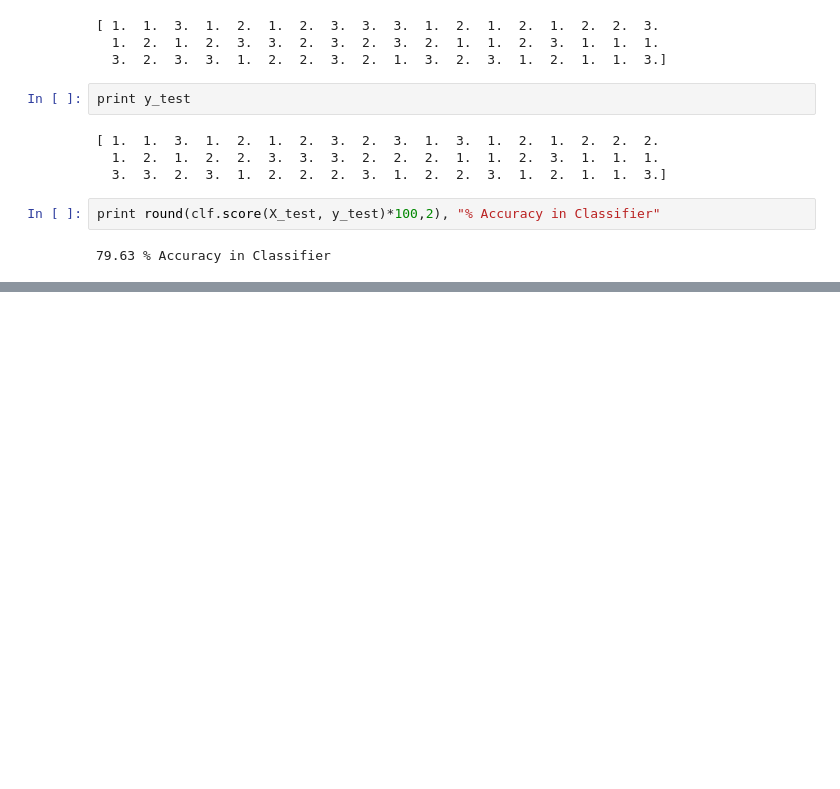
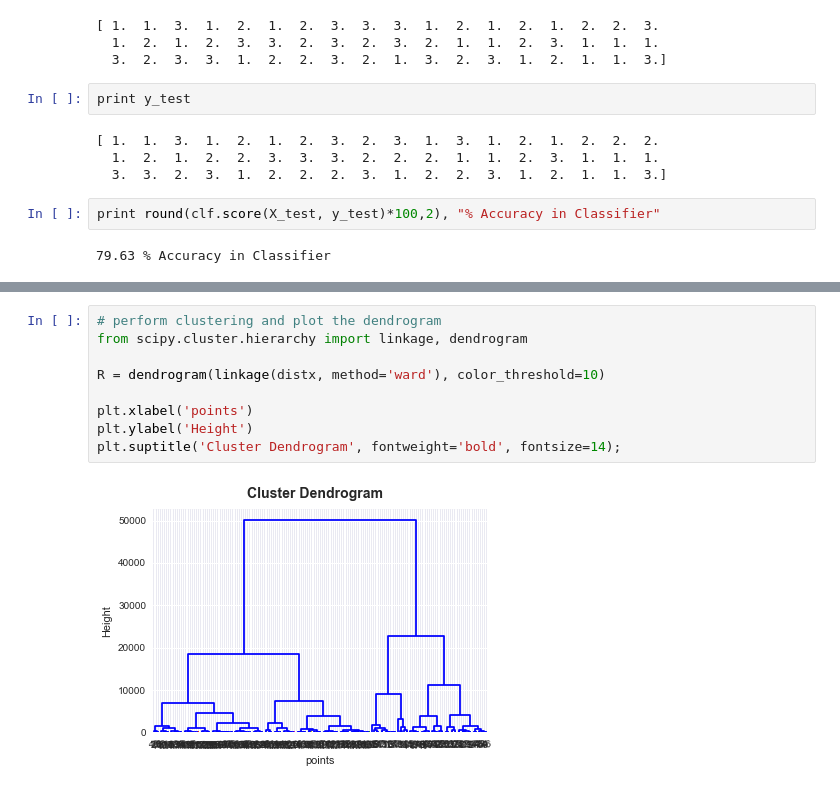
Before and after one commit to coolcalbeans/DAT_SF_12, a Jupyter notebook: Homework/HW2.ipynb, the cells around one changed output, grey strips where cells are left out. Saved outputs shown, nothing was run; the diff lists cells and outputs as text; blank space fills up the shorter version.

```diff
--- a/Homework/HW2.ipynb
+++ b/Homework/HW2.ipynb
@@ -118,0 +221,11 @@ print round(clf.score(X_test, y_test)*100,2), "% Accuracy in Classifier"
+# %%
+# perform clustering and plot the dendrogram
+from scipy.cluster.hierarchy import linkage, dendrogram
+
+R = dendrogram(linkage(distx, method='ward'), color_threshold=10)
+
+plt.xlabel('points')
+plt.ylabel('Height')
+plt.suptitle('Cluster Dendrogram', fontweight='bold', fontsize=14);
+# %% [output]
+[figure, added]
```
Also changed, not shown: parts of 9 cells of this notebook.
